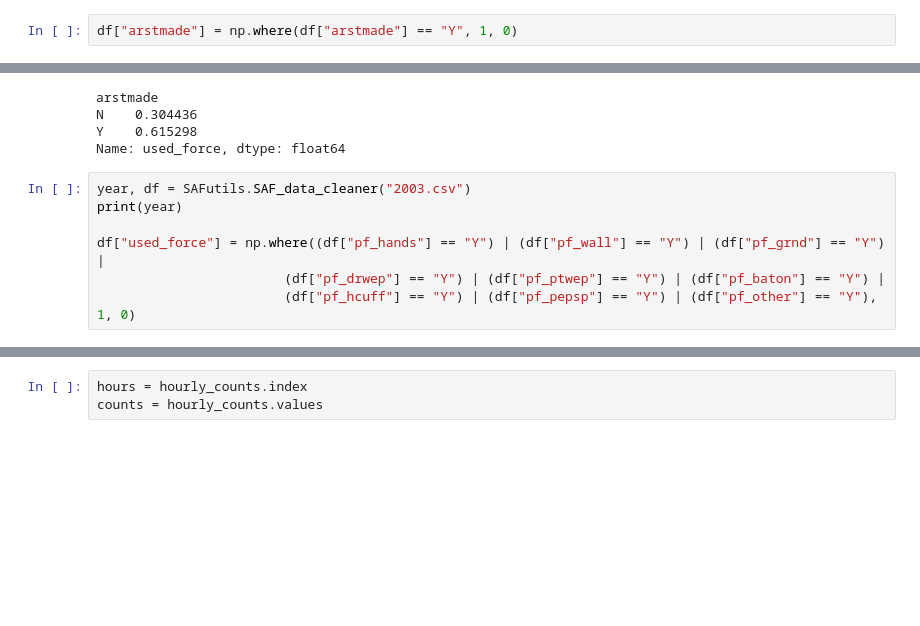
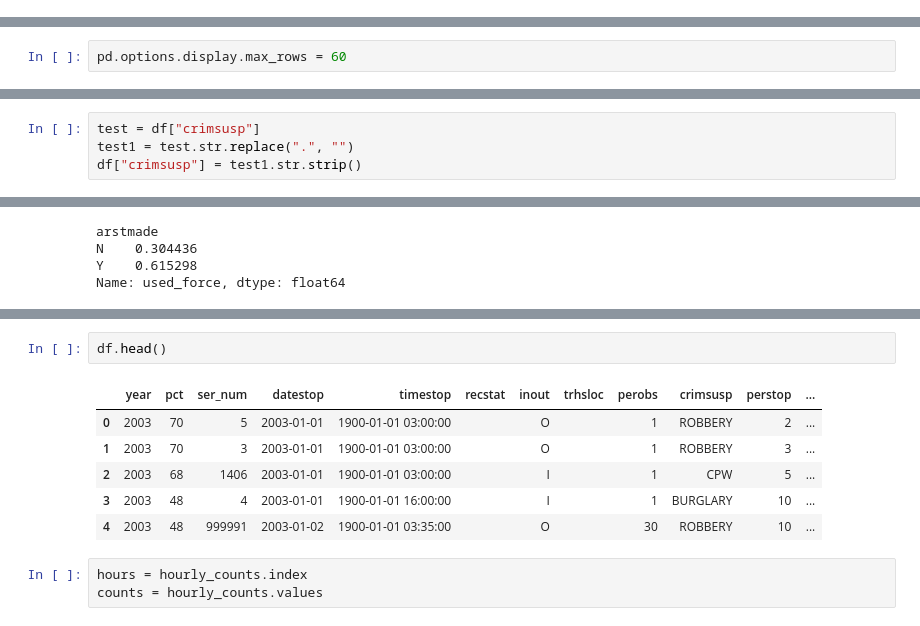
Before and after one commit to garethdavidjones/NYCFrisk, a Jupyter notebook: UseOfForce.ipynb, the cells around one changed output, grey strips where cells are left out. Saved outputs shown, nothing was run; the diff lists cells and outputs as text; blank space fills up the shorter version.

```diff
--- a/UseOfForce.ipynb
+++ b/UseOfForce.ipynb
@@ -195,2 +183,0 @@ Investigate
-# %%
-df["arstmade"] = np.where(df["arstmade"] == "Y", 1, 0)
@@ -202,0 +203,2 @@ df.groupby(["dayofyear"]).mean()["arstmade"].plot()
+# %%
+pd.options.display.max_rows = 60
@@ -202,0 +214,4 @@ df.groupby(["dayofyear"]).mean()["arstmade"].plot()
+# %%
+test = df["crimsusp"]
+test1 = test.str.replace(".", "")
+df["crimsusp"] = test1.str.strip()
@@ -229,10 +253,3 @@ arstmade
 N    0.304436
 Y    0.615298
 Name: used_force, dtype: float64
-# %%
-year, df = SAFutils.SAF_data_cleaner("2003.csv")
-print(year)
-
-df["used_force"] = np.where((df["pf_hands"] == "Y") | (df["pf_wall"] == "Y") | (df["pf_grnd"] == "Y") |
-                        (df["pf_drwep"] == "Y") | (df["pf_ptwep"] == "Y") | (df["pf_baton"] == "Y") |
-                        (df["pf_hcuff"] == "Y") | (df["pf_pepsp"] == "Y") | (df["pf_other"] == "Y"), 1, 0)
@@ -265,3 +259,12 @@ Probably a good opportunity for a stacked barchart
+# %%
+df.head()
+# %% [output]
+|  | year | pct | ser_num | datestop | timestop | recstat | inout | trhsloc | perobs | crimsusp | perstop | ... |
+| 0 | 2003 | 70 | 5 | 2003-01-01 | 1900-01-01 03:00:00 |  | O |  | 1 | ROBBERY | 2 | ... |
+| 1 | 2003 | 70 | 3 | 2003-01-01 | 1900-01-01 03:00:00 |  | O |  | 1 | ROBBERY | 3 | ... |
+| 2 | 2003 | 68 | 1406 | 2003-01-01 | 1900-01-01 03:00:00 |  | I |  | 1 | CPW | 5 | ... |
+| 3 | 2003 | 48 | 4 | 2003-01-01 | 1900-01-01 16:00:00 |  | I |  | 1 | BURGLARY | 10 | ... |
+| 4 | 2003 | 48 | 999991 | 2003-01-02 | 1900-01-01 03:35:00 |  | O |  | 30 | ROBBERY | 10 | ... |
 # %%
 hours = hourly_counts.index
 counts = hourly_counts.values
```
Also changed, not shown: parts of 23 cells of this notebook.
